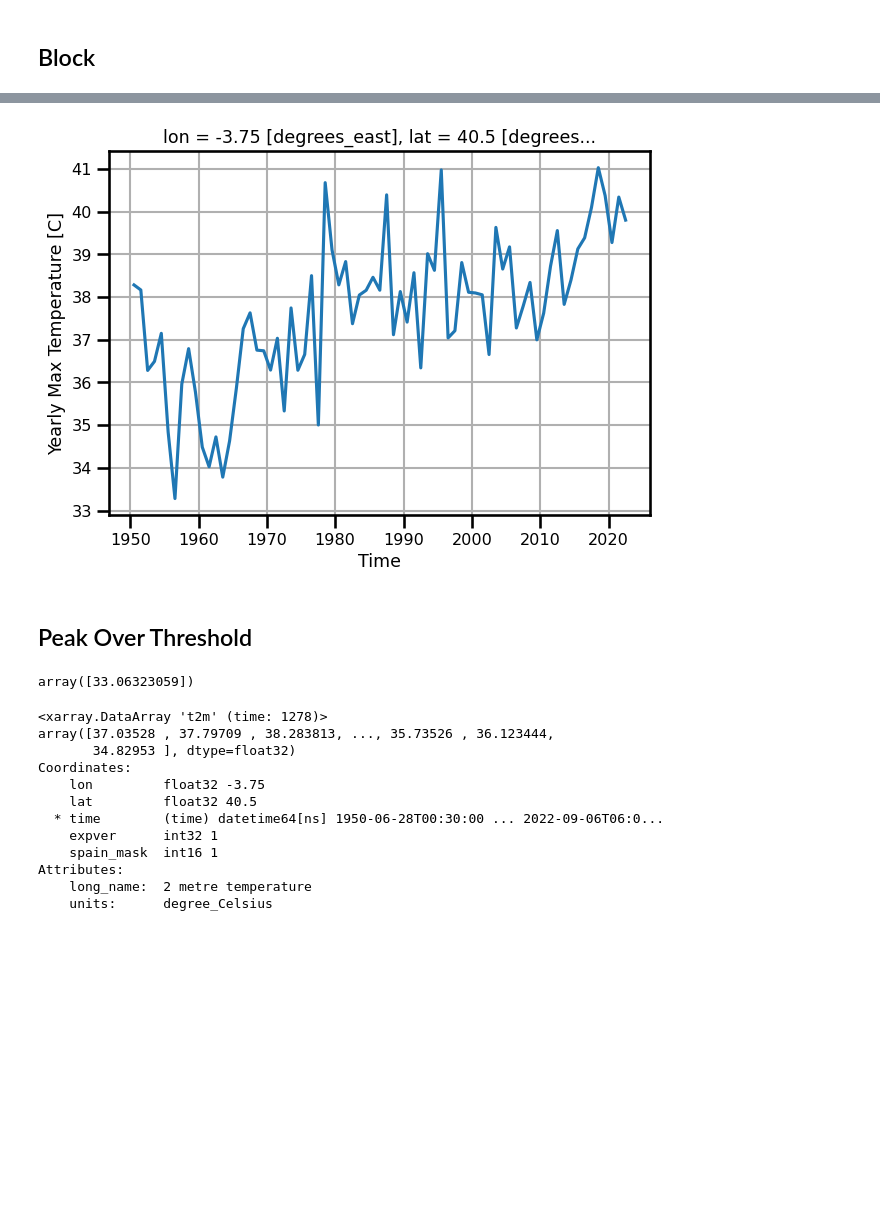
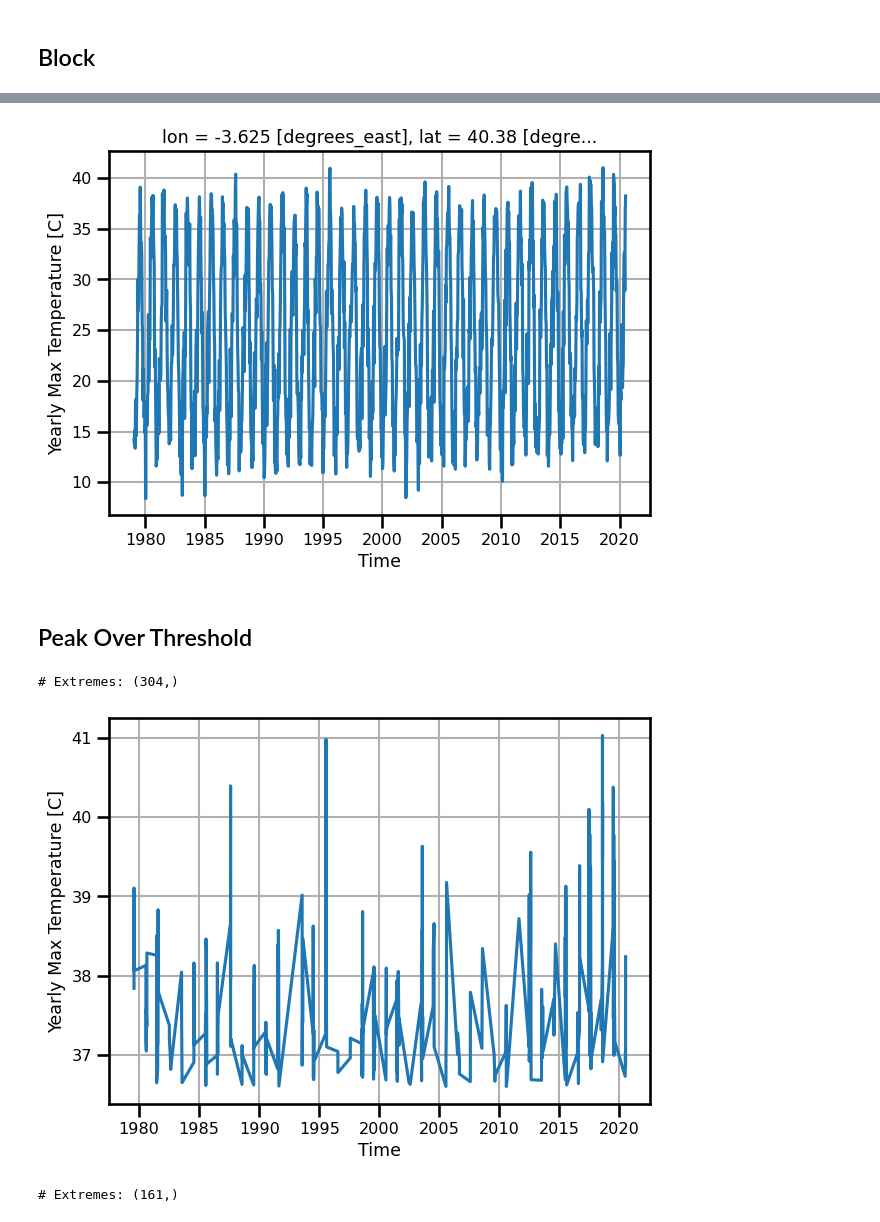
Before and after one commit to jejjohnson/geo_toolz, a Jupyter notebook: notebooks/extremes/extremes_demo_ts.ipynb, the cells around one changed output, grey strips where cells are left out. Drawn from its saved outputs; the diff is of its cells as text; code cells hidden in the pictures; blank space fills up the shorter version.

```diff
--- a/notebooks/extremes/extremes_demo_ts.ipynb
+++ b/notebooks/extremes/extremes_demo_ts.ipynb
@@ -138,4 +130,5 @@ ds.isel(time=0, expver=1).where(ds.spain_mask==1, drop=True).t2m.plot()
 # %% [markdown]
 ## Block
 # %%
-ds_madrid = ds.sel(lon=-3.703790, lat=40.416775, expver=1, method="nearest")
+ds_madrid = ds.sel(lon=-3.703790, lat=40.416775, method="nearest")
+ds_madrid
@@ -179,7 +174,7 @@ history :
 # %%
 fig, ax = plt.subplots()
 
-extremes.t2m.plot(ax=ax)
+extremes_madrid.t2m_max.plot(ax=ax)
 ax.set(
     xlabel="Time",
     ylabel="Yearly Max Temperature [C]"
@@ -189,6 +184,6 @@ plt.grid(which="both", visible=True)
 plt.tight_layout()
 plt.show()
 # %% [output]
-[figure, old version]
+[figure, new version]
 # %% [markdown]
 ## Peak Over Threshold
@@ -198,27 +190,33 @@ extremes = ds_madrid.t2m.compute()
+# %%
+# # calculate threshold for pot
+# threshold = calculate_pot_quantile(ds_madrid.t2m_max, quantile=0.98)
+# # select remaining (dont drop)
+# extremes_pot = ds_madrid.t2m_max.where(ds_madrid.t2m_max >= threshold, drop=True)
+
+extremes_pot = calculate_pot_ts(ds_madrid.t2m_max, quantile=0.98, decluster_freq=None)
+print(f"# Extremes: {extremes_pot.shape}")
+# %% [output]
+# Extremes: (304,)
+# %%
+fig, ax = plt.subplots()
+
+extremes_pot.plot(ax=ax)
+ax.set(
+    xlabel="Time",
+    ylabel="Yearly Max Temperature [C]",
+    # ylim=[threshold, 42],
+    title=""
+)
+plt.grid(which="both", visible=True)
+
+plt.tight_layout()
+plt.show()
+# %% [output]
+[figure, added]
 # %%
-# calculate threshold
-threshold = extremes.quantile(q=[0.98], dim="time").values
-threshold
+
+# decluster
+extremes_pot_dc = calculate_pot_ts(ds_madrid.t2m_max, quantile=0.98, decluster_freq=5)
+print(f"# Extremes: {extremes_pot_dc.shape}")
 # %% [output]
-array([33.06323059])
+# Extremes: (161,)
-# %%
-# calculate threshold
-extremes_ = extremes.where(extremes >= threshold, drop=True)
-# "decluster"
-extremes_ = extremes_.coarsen(time=10, side="center", boundary="trim").max()
-# extremes_ = extremes_.rolling(time=30, center=True).max()
-extremes_
-# .coarsen(time=30, side="center", boundary="trim").reduce(lambda x: x>)
-# %% [output]
-<xarray.DataArray 't2m' (time: 1278)>
-array([37.03528 , 37.79709 , 38.283813, ..., 35.73526 , 36.123444,
-       34.82953 ], dtype=float32)
-Coordinates:
-    lon         float32 -3.75
-    lat         float32 40.5
-  * time        (time) datetime64[ns] 1950-06-28T00:30:00 ... 2022-09-06T06:0...
-    expver      int32 1
-    spain_mask  int16 1
-Attributes:
-    long_name:  2 metre temperature
-    units:      degree_Celsius
```
Also changed, not shown: parts of 32 cells of this notebook, 11 other files.
